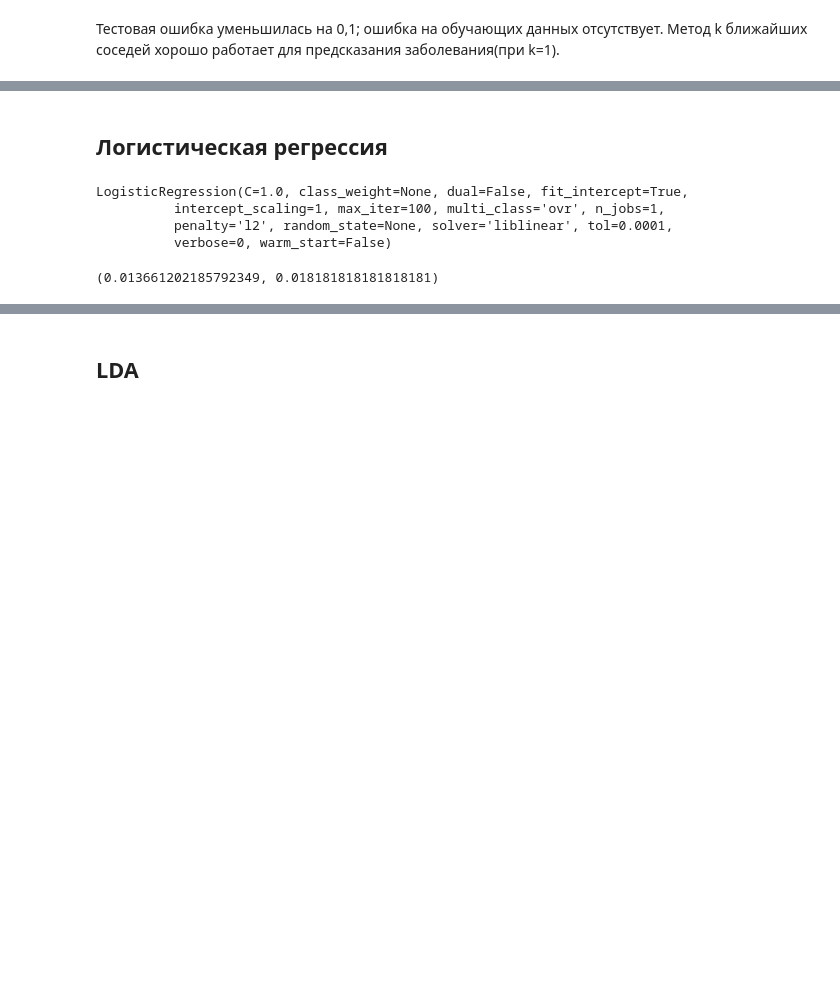
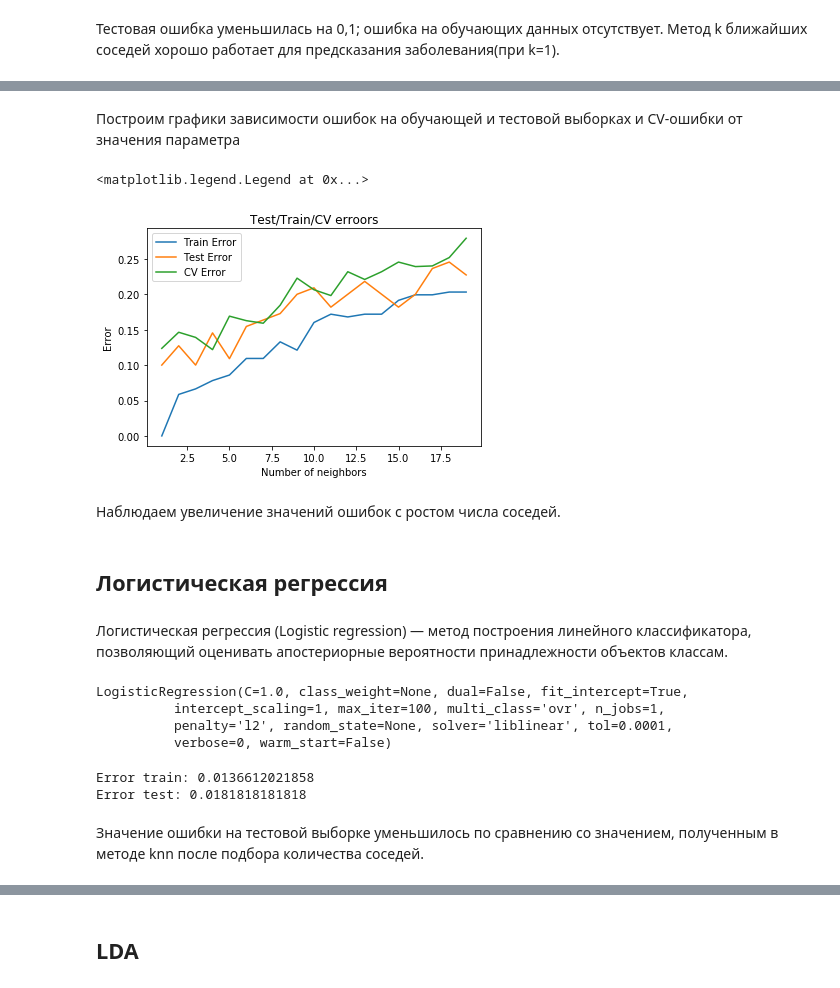
Before and after one commit to lobiviam/methods-of-data-analysis, a Jupyter notebook: Dermatology.ipynb, the cells around one changed output, grey strips where cells are left out. Drawn from its saved outputs; the diff is of its cells as text; code cells hidden in the pictures; blank space fills up the shorter version.

```diff
--- a/Dermatology.ipynb
+++ b/Dermatology.ipynb
@@ -631,0 +664,2 @@ print(err_train, err_test)
+# %% [markdown]
+Построим графики зависимости ошибок на обучающей и тестовой выборках и CV-ошибки от значения параметра
@@ -632,3 +668,31 @@ print(err_train, err_test)
+# %%
+errs_train = []
+errs_test = []
+errs_cv = []
+for n in nnb:
+    knn = KNeighborsClassifier(n)
+    knn.fit(X_train, y_train)
+    errs_train.append( np.mean(y_train != knn.predict(X_train)))
+    errs_test.append(np.mean(y_test  != knn.predict(X_test)))
+
+    cross_val = ShuffleSplit(n_splits=10, test_size=0.3)
+    accuracy = cross_val_score(knn, X, y, cv=cross_val, scoring='accuracy')
+    errs_cv.append(1-accuracy.mean())
+# %%
+plt.plot(nnb,errs_train, label='Train Error')
+plt.plot(nnb,errs_test, label='Test Error')
+plt.plot(nnb, errs_cv, label='CV Error')
+plt.title('Test/Train/CV erroors')
+plt.xlabel('Number of neighbors')
+plt.ylabel('Error')
+plt.legend()
+# %% [output]
+<matplotlib.legend.Legend at 0x...>
+[figure, added]
+# %% [markdown]
+Наблюдаем увеличение значений ошибок с ростом числа соседей.
 # %% [markdown]
 ## Логистическая регрессия
+# %% [markdown]
+Логистическая регрессия (Logistic regression) — метод построения линейного классификатора, позволяющий оценивать апостериорные вероятности принадлежности объектов классам.
 # %%
@@ -643,11 +706,15 @@ LogisticRegression(C=1.0, class_weight=None, dual=False, fit_intercept=True,
           penalty='l2', random_state=None, solver='liblinear', tol=0.0001,
           verbose=0, warm_start=False)
 # %%
-err_train = np.mean(y != logistic_model.predict(X))
-err_test = np.mean(y_test != logistic_model.predict(X_test))
-print(err_train, err_test)
+logistic_model_err_train = np.mean(y != logistic_model.predict(X))
+logistic_model_err_test = np.mean(y_test != logistic_model.predict(X_test))
+print 'Error train:', logistic_model_err_train
+print 'Error test:', logistic_model_err_test
 # %% [output]
-(0.013661202185792349, 0.018181818181818181)
+Error train: 0.0136612021858
+Error test: 0.0181818181818
+# %% [markdown]
+Значение ошибки на тестовой выборке уменьшилось по сравнению со значением, полученным в методе knn после подбора количества соседей.
 # %%
 print(logistic_model.coef_) # Коэффициенты разделяющей гиперплоскости
 print(logistic_model.intercept_)
```
Also changed, not shown: parts of 90 cells of this notebook.
